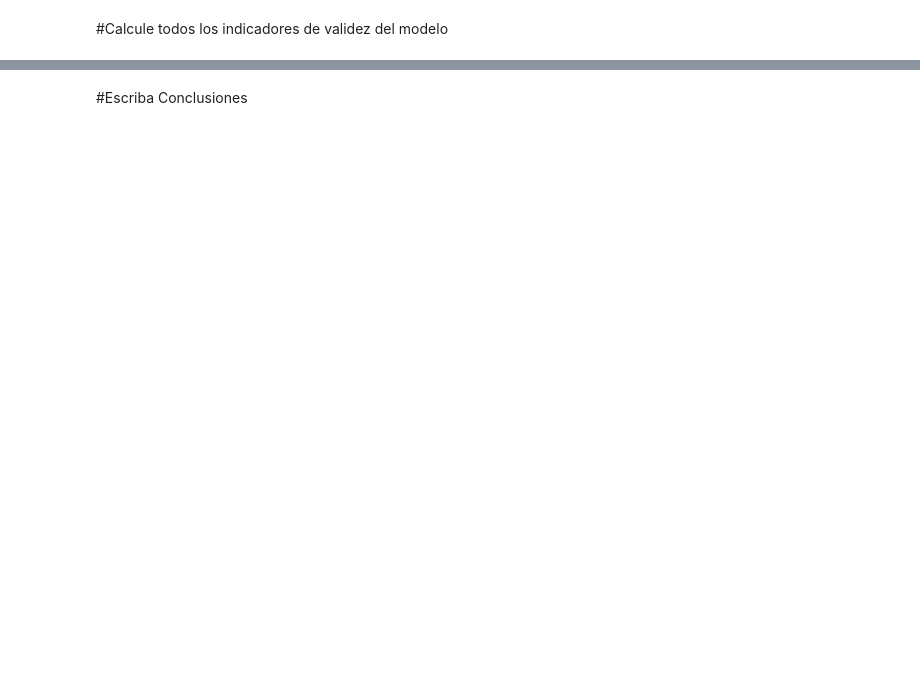
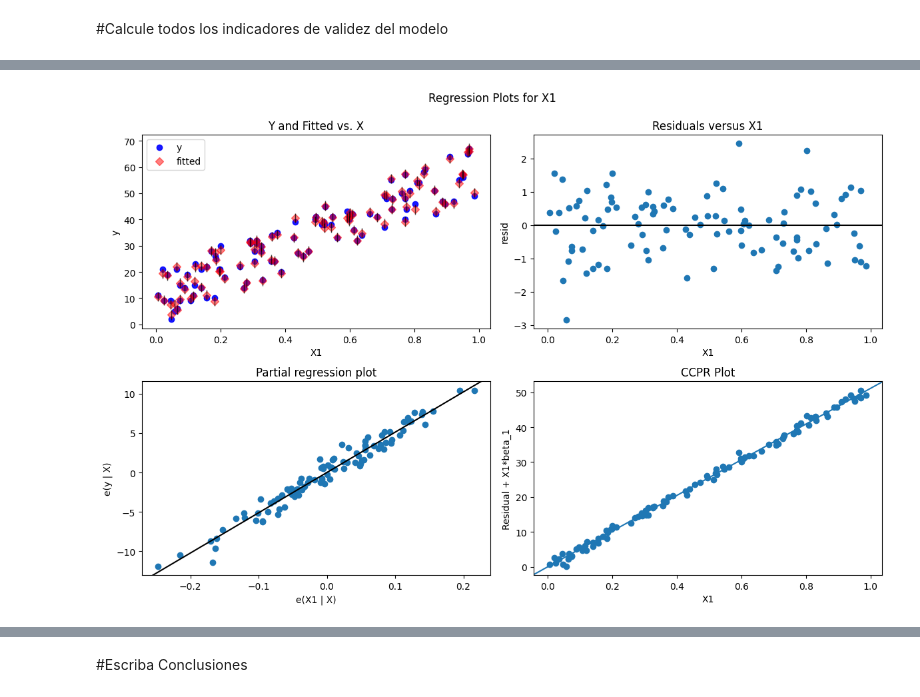
Before and after one commit to wilszon/Clase-Inteligencia-Artificial, a Jupyter notebook: Fundamento_Cuaderno_13A_Introducción_a_Regresión_lineal.ipynb, the cells around one changed output, grey strips where cells are left out. Cells and saved outputs as stored; diff of their text form; code cells hidden in the pictures; blank space fills up the shorter version.

```diff
--- a/Fundamento_Cuaderno_13A_Introducción_a_Regresión_lineal.ipynb
+++ b/Fundamento_Cuaderno_13A_Introducción_a_Regresión_lineal.ipynb
@@ -478,0 +555,4 @@ fig.show()
+# %%
+import pandas as pd
+dfcompleto = pd.concat([df, pd.Series(y, name='y')], axis=1)
+dfcompleto[:10]
@@ -553,2 +862,91 @@ print("SEE:", see)
 # %% [markdown]
 #Calcule todos los indicadores de validez del modelo
+# %%
+# prompt: #Calcule todos los indicadores de validez del modelo
+
+# Assuming 'model' is your statsmodels OLS model and 'X' includes the constant
+# and 'y' is your dependent variable.  Also assuming 'dfcompleto' exists.
+
+# Multicollinearity (VIF and Tolerance) - already calculated in the provided code
+
+# Normality of Errors (QQ-plot) - already generated in the provided code
+
+# Homoscedasticity (Residuals vs. Fitted Values plot) - already generated in provided code
+
+# Independence of Errors (Durbin-Watson) - already calculated in provided code
+
+# Significance of Predictors (p-values) - already in the model summary
+
+# RSE (Residual Standard Error) - already calculated in the provided code
+
+
+# R-squared - already calculated in the provided code
+# R-squared is available from the model summary as well.
+
+# Mean Squared Error (MSE) - already calculated in the provided code
+
+
+# Additional Metrics (using scikit-learn model 'modelo' from provided code)
+
+
+# Mean Absolute Error (MAE)
+from sklearn.metrics import mean_absolute_error
+
+y_pred_test = modelo.predict(X_test)
+mae = mean_absolute_error(y_test,y_pred_test)
+print("MAE:", mae)
+
+# Root Mean Squared Error (RMSE)
+from sklearn.metrics import mean_squared_error
+
+mse = mean_squared_error(y_test, y_pred_test)  # Calculate MSE
+rmse = np.sqrt(mse)
+print("RMSE:", rmse)
+
+# R-squared (using scikit-learn)
+from sklearn.metrics import r2_score
+
+r2 = r2_score(y_test, y_pred_test)
+print("R-squared (scikit-learn):", r2)
+
+# Adjusted R-squared (scikit-learn) - manual calculation
+n = len(y_test)
+p = X_test.shape[1]
+adjusted_r2 = 1 - (1 - r2) * (n - 1) / (n - p - 1)
+print("Adjusted R-squared (scikit-learn):", adjusted_r2)
+
+
+# --- Additional Diagnostics (beyond the initial ones)---
+
+# 1. Residual Plots (Scale-Location and Residuals vs Leverage)
+import statsmodels.api as sm
+fig = plt.figure(figsize=(12,8))
+fig = sm.graphics.plot_regress_exog(model, "X1", fig=fig)
+plt.show()
+
+fig = plt.figure(figsize=(12,8))
+fig = sm.graphics.plot_regress_exog(model, "X3", fig=fig)
+plt.show()
+
+# 2. Leverage Points
+from statsmodels.graphics.regressionplots import influence_plot
+
+influence_plot(model)
+plt.show()
+
+
+#3. Cook's Distance (influential observations)
+from statsmodels.stats.outliers_influence import OLSInfluence
+
+infl = OLSInfluence(model)
+cooks_d = infl.cooks_distance[0]
+
+plt.stem(cooks_d)
+plt.xlabel("Observation Index")
+plt.ylabel("Cook's Distance")
+plt.title("Cook's Distance Plot")
+plt.show()
+
+#Interpret the plots and statistics. High leverage, high Cook's distance,
+#and points outside the confidence bands might signal influential observations.
+# %% [output]
@@ -554,0 +957 @@ print("SEE:", see)
+[figure, added]
```
Also changed, not shown: parts of 30 cells of this notebook.
